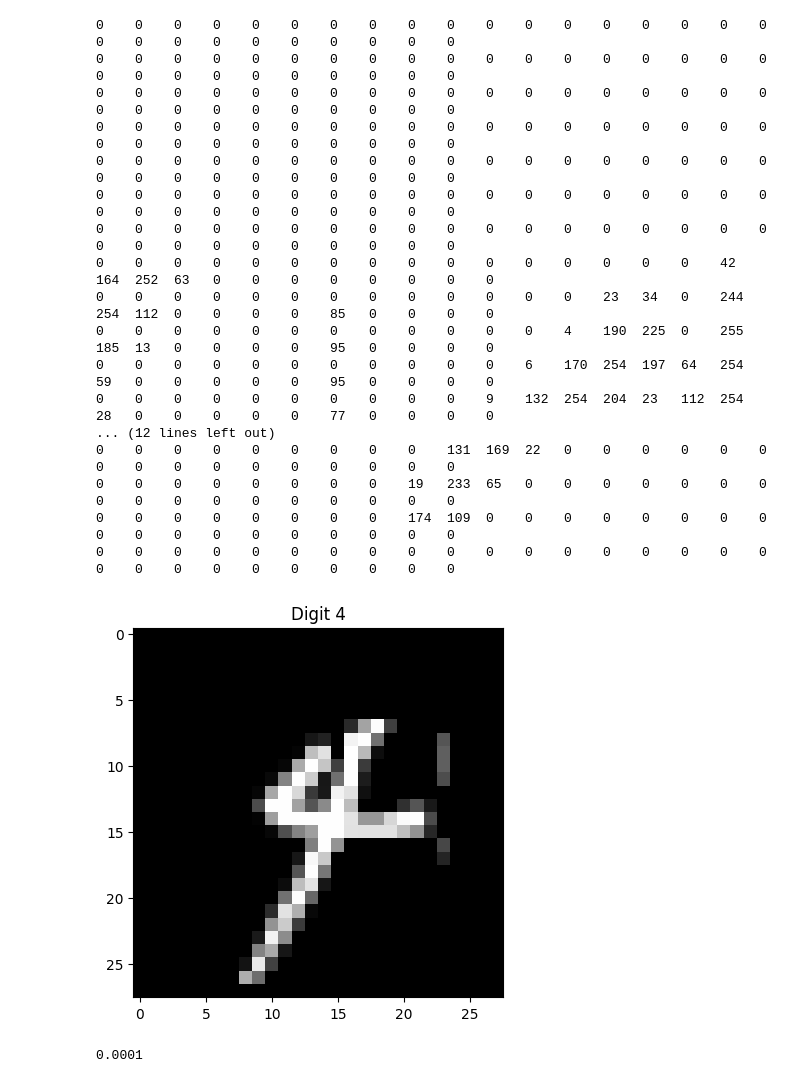
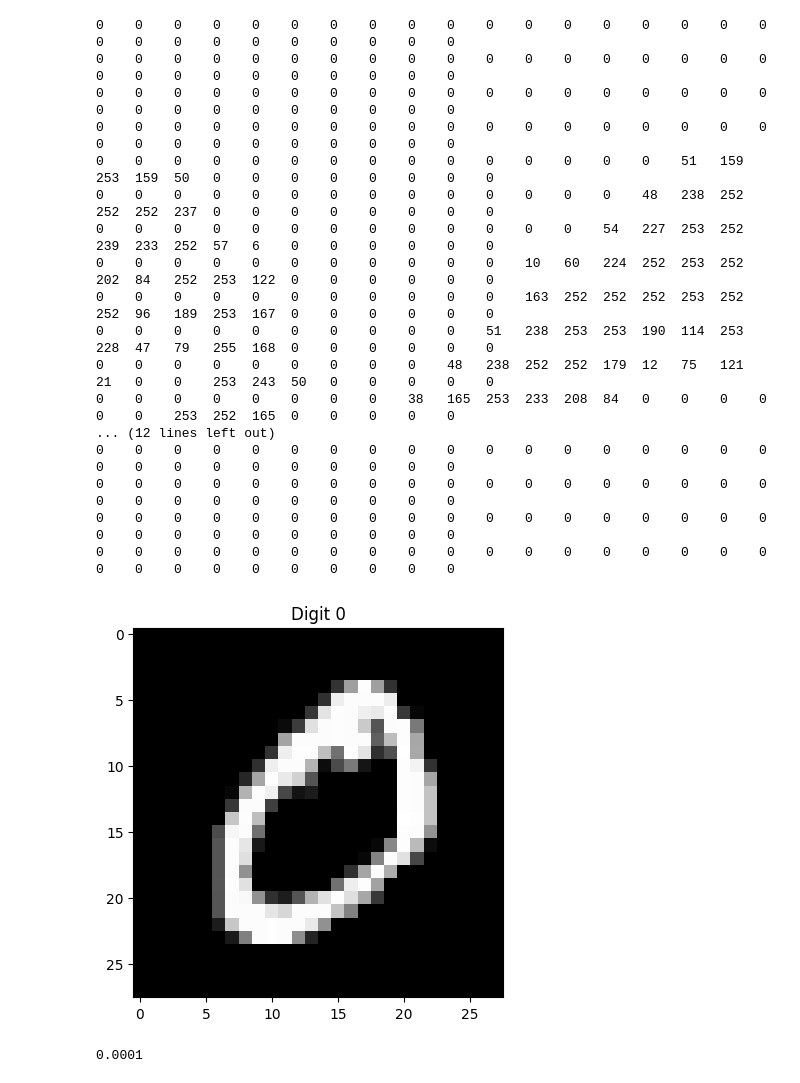
Before and after one commit to TheNMD/ai-project, a Jupyter notebook: digitreg.ipynb, the cells around one changed output. Cells and saved outputs as stored; diff of their text form; code cells hidden in the pictures.

```diff
--- a/digitreg.ipynb
+++ b/digitreg.ipynb
@@ -12,7 +12,7 @@ label_valid = label_train[55000:]
 image_train = image_train[:55000]
 label_train = label_train[:55000]
 # %%
-idx = 53
+idx = 1
 # Visualizing image array
 image_arr = ""
 for row in image_train[idx]:
@@ -20,43 +20,43 @@ for row in image_train[idx]:
         if(len(str(col)) == 1):
             print(str(col) + "   ", end =" ")
             image_arr += str(col) + "   "
         elif(len(str(col)) == 2):
             print(str(col) + "  ", end =" ")
             image_arr += str(col) + "  "
         else:
             print(str(col) + " ", end =" ")
             image_arr += str(col) + " "
     print()
     image_arr += "\n"
 with open("./test/image_arr.txt", "w") as file:
     file.write(image_arr)
 # Plotting an image
 plt.title(f"Digit {label_train[idx]}")
 # Gray image
 plt.imshow(image_train[idx], cmap='gray')
 plt.savefig("./test/digit_grey.jpg")
 # Black white
 # plt.imshow(image_train[idx], cmap='binary')
 # plt.savefig("./test/digit_bw.jpg")
 # %% [output]
 0    0    0    0    0    0    0    0    0    0    0    0    0    0    0    0    0    0    0    0    0    0    0    0    0    0    0    0
 0    0    0    0    0    0    0    0    0    0    0    0    0    0    0    0    0    0    0    0    0    0    0    0    0    0    0    0
 0    0    0    0    0    0    0    0    0    0    0    0    0    0    0    0    0    0    0    0    0    0    0    0    0    0    0    0
 0    0    0    0    0    0    0    0    0    0    0    0    0    0    0    0    0    0    0    0    0    0    0    0    0    0    0    0
+0    0    0    0    0    0    0    0    0    0    0    0    0    0    0    51   159  253  159  50   0    0    0    0    0    0    0    0
+0    0    0    0    0    0    0    0    0    0    0    0    0    0    48   238  252  252  252  237  0    0    0    0    0    0    0    0
+0    0    0    0    0    0    0    0    0    0    0    0    0    54   227  253  252  239  233  252  57   6    0    0    0    0    0    0
+0    0    0    0    0    0    0    0    0    0    0    10   60   224  252  253  252  202  84   252  253  122  0    0    0    0    0    0
+0    0    0    0    0    0    0    0    0    0    0    163  252  252  252  253  252  252  96   189  253  167  0    0    0    0    0    0
+0    0    0    0    0    0    0    0    0    0    51   238  253  253  190  114  253  228  47   79   255  168  0    0    0    0    0    0
+0    0    0    0    0    0    0    0    0    48   238  252  252  179  12   75   121  21   0    0    253  243  50   0    0    0    0    0
+0    0    0    0    0    0    0    0    38   165  253  233  208  84   0    0    0    0    0    0    253  252  165  0    0    0    0    0
+... (12 lines left out)
 0    0    0    0    0    0    0    0    0    0    0    0    0    0    0    0    0    0    0    0    0    0    0    0    0    0    0    0
 0    0    0    0    0    0    0    0    0    0    0    0    0    0    0    0    0    0    0    0    0    0    0    0    0    0    0    0
 0    0    0    0    0    0    0    0    0    0    0    0    0    0    0    0    0    0    0    0    0    0    0    0    0    0    0    0
-0    0    0    0    0    0    0    0    0    0    0    0    0    0    0    0    42   164  252  63   0    0    0    0    0    0    0    0
-0    0    0    0    0    0    0    0    0    0    0    0    0    23   34   0    244  254  112  0    0    0    0    85   0    0    0    0
-0    0    0    0    0    0    0    0    0    0    0    0    4    190  225  0    255  185  13   0    0    0    0    95   0    0    0    0
-0    0    0    0    0    0    0    0    0    0    0    6    170  254  197  64   254  59   0    0    0    0    0    95   0    0    0    0
-0    0    0    0    0    0    0    0    0    0    9    132  254  204  23   112  254  28   0    0    0    0    0    77   0    0    0    0
-... (12 lines left out)
-0    0    0    0    0    0    0    0    0    131  169  22   0    0    0    0    0    0    0    0    0    0    0    0    0    0    0    0
-0    0    0    0    0    0    0    0    19   233  65   0    0    0    0    0    0    0    0    0    0    0    0    0    0    0    0    0
-0    0    0    0    0    0    0    0    174  109  0    0    0    0    0    0    0    0    0    0    0    0    0    0    0    0    0    0
 0    0    0    0    0    0    0    0    0    0    0    0    0    0    0    0    0    0    0    0    0    0    0    0    0    0    0    0
-[figure, old version]
+[figure, new version]
 # %%
 # Setting up the neural network architecture and hyperparameters
 input_layer = 784  # input layer (28x28 pixels)
```
Also changed, not shown: parts of 1 cell of this notebook, 2 other files.
